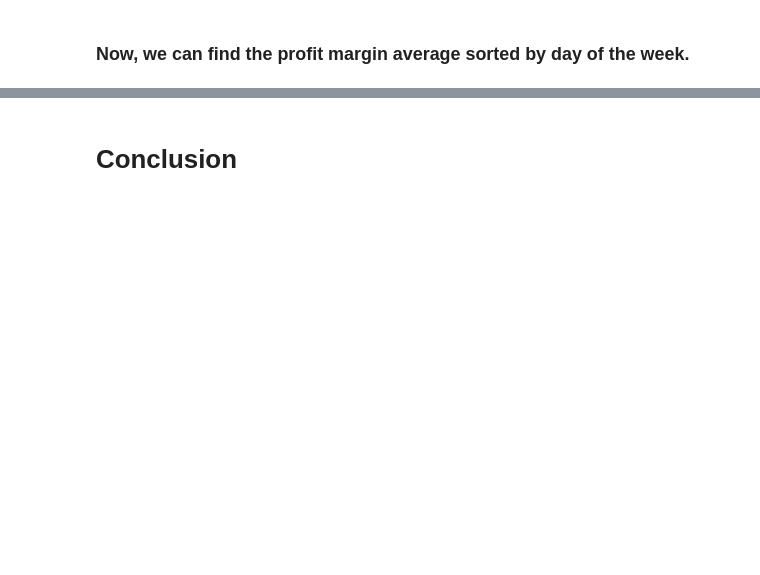
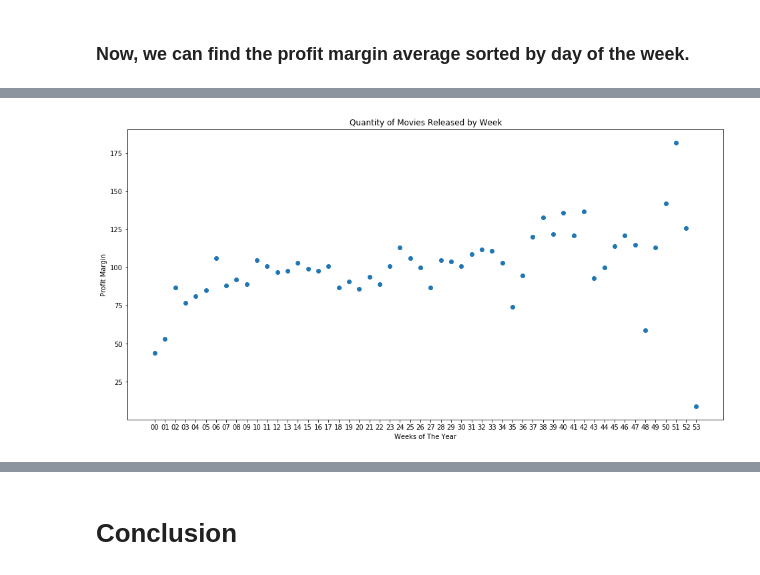
Before and after one commit to jaykayso/dsc-phase-1-project-online, a Jupyter notebook: Question 2 .ipynb, the cells around one changed output, grey strips where cells are left out. Drawn from its saved outputs; the diff is of its cells as text; code cells hidden in the pictures; blank space fills up the shorter version.

```diff
--- a/Question 2 .ipynb
+++ b/Question 2 .ipynb
@@ -434,0 +398,9 @@ plt.show()
+# %%
+fig, ax = plt.subplots(figsize=(16,8))
+ax.scatter(all_week_df['Week of Year'], all_week_df['Movie Quantity'])
+ax.set_xlabel('Weeks of The Year')
+ax.set_ylabel('Profit Margin')
+plt.title('Quantity of Movies Released by Week')
+plt.show()
+# %% [output]
+[figure, added]
```
Also changed, not shown: parts of 82 cells of this notebook, 2 other files.
